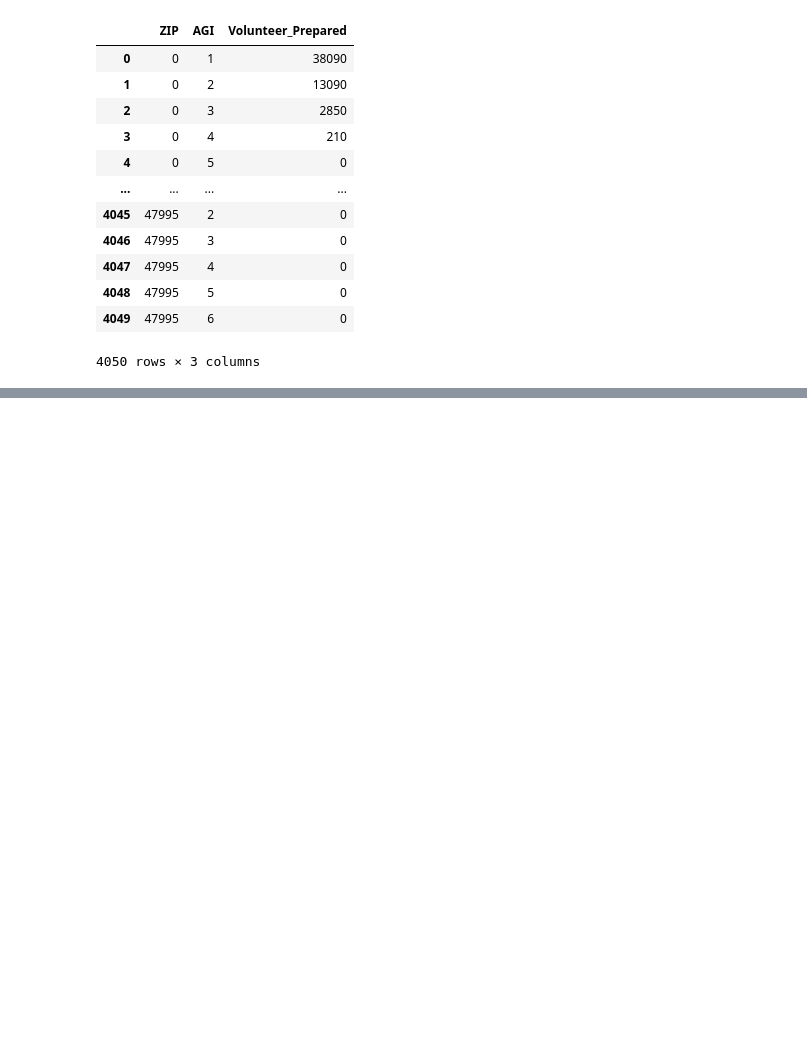
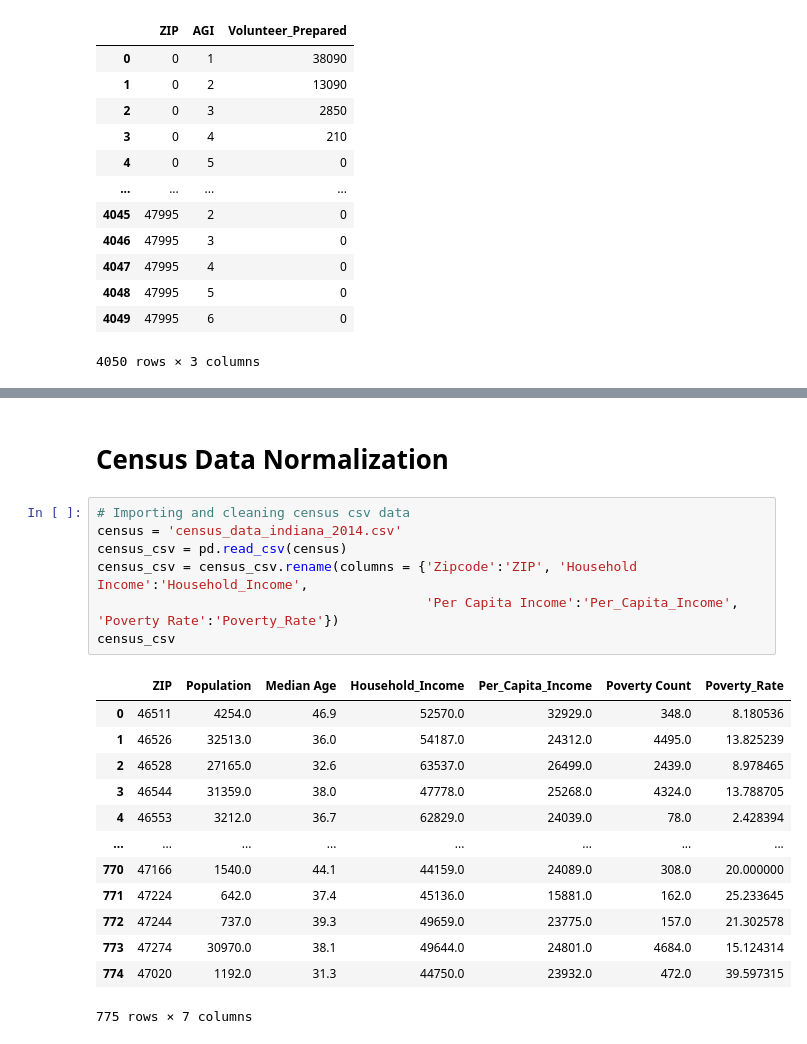
Before and after one commit to staceyj118/Education_and_Taxes, a Jupyter notebook: Resources/Data Normalization.ipynb, the cells around one changed output, grey strips where cells are left out. Cells and saved outputs as stored; diff of their text form; blank space fills up the shorter version.

```diff
--- a/Resources/Tax Cleaning.ipynb
+++ b/Resources/Data Normalization.ipynb
@@ -200,0 +267,23 @@ vp
+# %% [markdown]
+# Census Data Normalization
+# %%
+# Importing and cleaning census csv data
+census = 'census_data_indiana_2014.csv'
+census_csv = pd.read_csv(census)
+census_csv = census_csv.rename(columns = {'Zipcode':'ZIP', 'Household Income':'Household_Income',
+                                          'Per Capita Income':'Per_Capita_Income', 'Poverty Rate':'Poverty_Rate'})
+census_csv
+# %% [output]
+|  | ZIP | Population | Median Age | Household_Income | Per_Capita_Income | Poverty Count | Poverty_Rate |
+| 0 | 46511 | 4254.0 | 46.9 | 52570.0 | 32929.0 | 348.0 | 8.180536 |
+| 1 | 46526 | 32513.0 | 36.0 | 54187.0 | 24312.0 | 4495.0 | 13.825239 |
+| 2 | 46528 | 27165.0 | 32.6 | 63537.0 | 26499.0 | 2439.0 | 8.978465 |
+| 3 | 46544 | 31359.0 | 38.0 | 47778.0 | 25268.0 | 4324.0 | 13.788705 |
+| 4 | 46553 | 3212.0 | 36.7 | 62829.0 | 24039.0 | 78.0 | 2.428394 |
+| ... | ... | ... | ... | ... | ... | ... | ... |
+| 770 | 47166 | 1540.0 | 44.1 | 44159.0 | 24089.0 | 308.0 | 20.000000 |
+| 771 | 47224 | 642.0 | 37.4 | 45136.0 | 15881.0 | 162.0 | 25.233645 |
+| 772 | 47244 | 737.0 | 39.3 | 49659.0 | 23775.0 | 157.0 | 21.302578 |
+| 773 | 47274 | 30970.0 | 38.1 | 49644.0 | 24801.0 | 4684.0 | 15.124314 |
+| 774 | 47020 | 1192.0 | 31.3 | 44750.0 | 23932.0 | 472.0 | 39.597315 |
+775 rows × 7 columns
```
Also changed, not shown: parts of 10 cells of this notebook, 2 other files.
